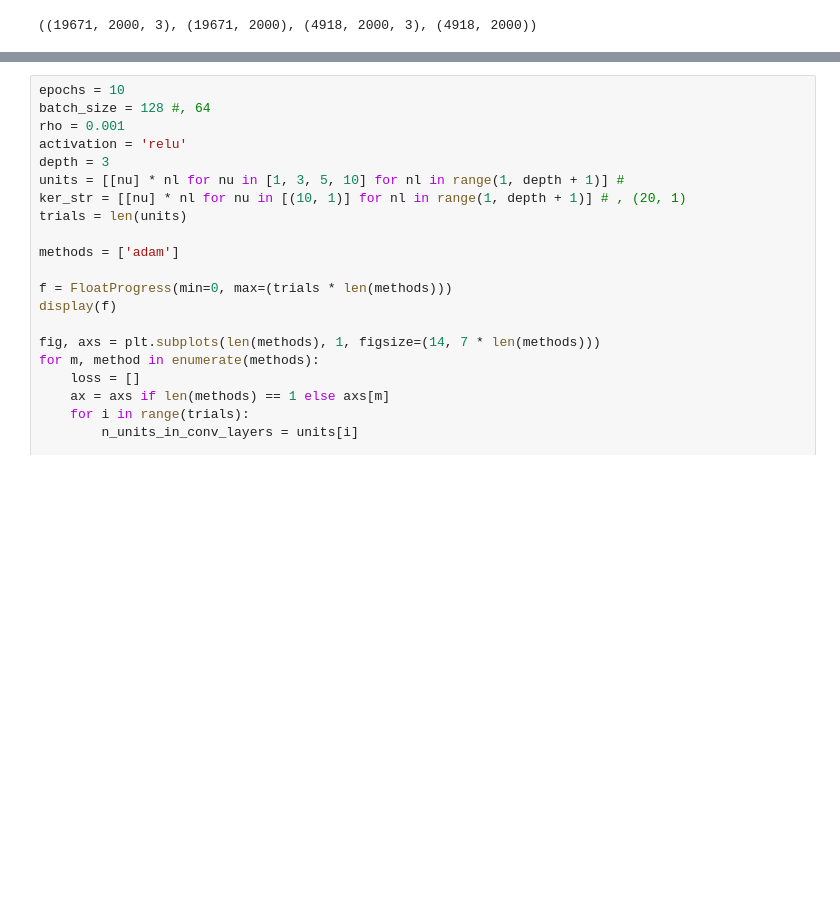
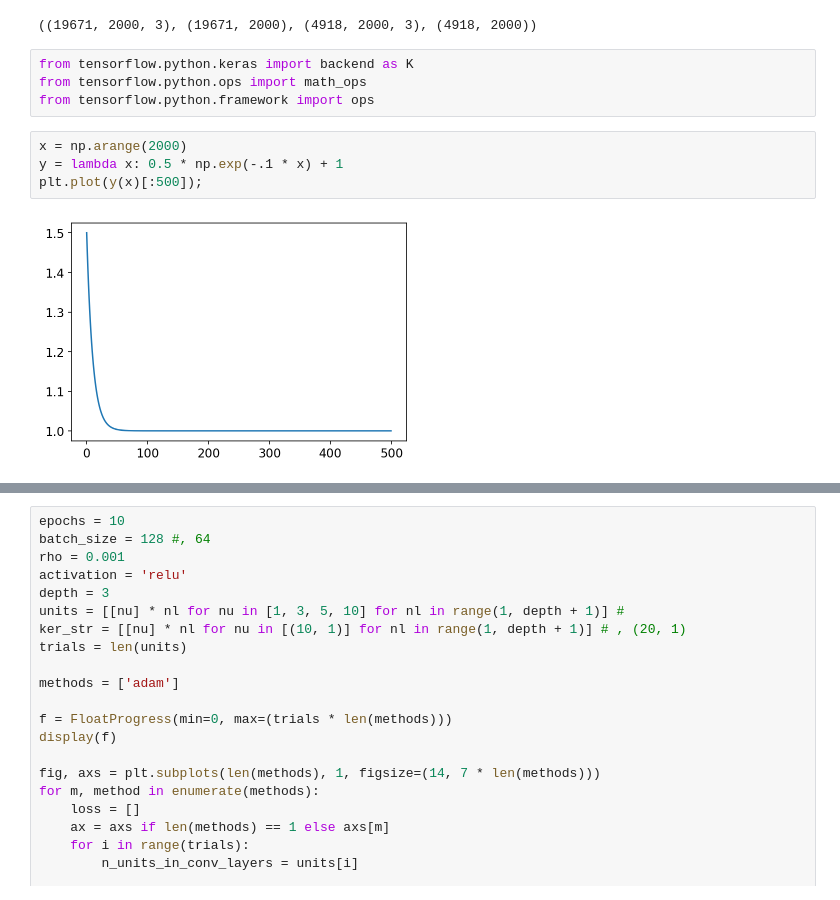
Before and after one commit to stockeh/cira-ml-soundings, a Jupyter notebook: notebooks/arm-sgp-lamont-ok.ipynb, the cells around one changed output, grey strips where cells are left out. Drawn from its saved outputs; the diff is of its cells as text; blank space fills up the shorter version.

```diff
--- a/notebooks/arm-sgp-lamont-ok.ipynb
+++ b/notebooks/arm-sgp-lamont-ok.ipynb
@@ -256,3 +256,13 @@ Ttest = Ttest[:, TEMPERATURE, :]
 Xtrain.shape, Ttrain.shape, Xtest.shape, Ttest.shape
 # %% [output]
 ((19671, 2000, 3), (19671, 2000), (4918, 2000, 3), (4918, 2000))
+# %%
+from tensorflow.python.keras import backend as K
+from tensorflow.python.ops import math_ops
+from tensorflow.python.framework import ops
+# %%
+x = np.arange(2000)
+y = lambda x: 0.5 * np.exp(-.1 * x) + 1
+plt.plot(y(x)[:500]);
+# %% [output]
+[figure, added]
```
Also changed, not shown: parts of 33 cells of this notebook, 2 other files.
